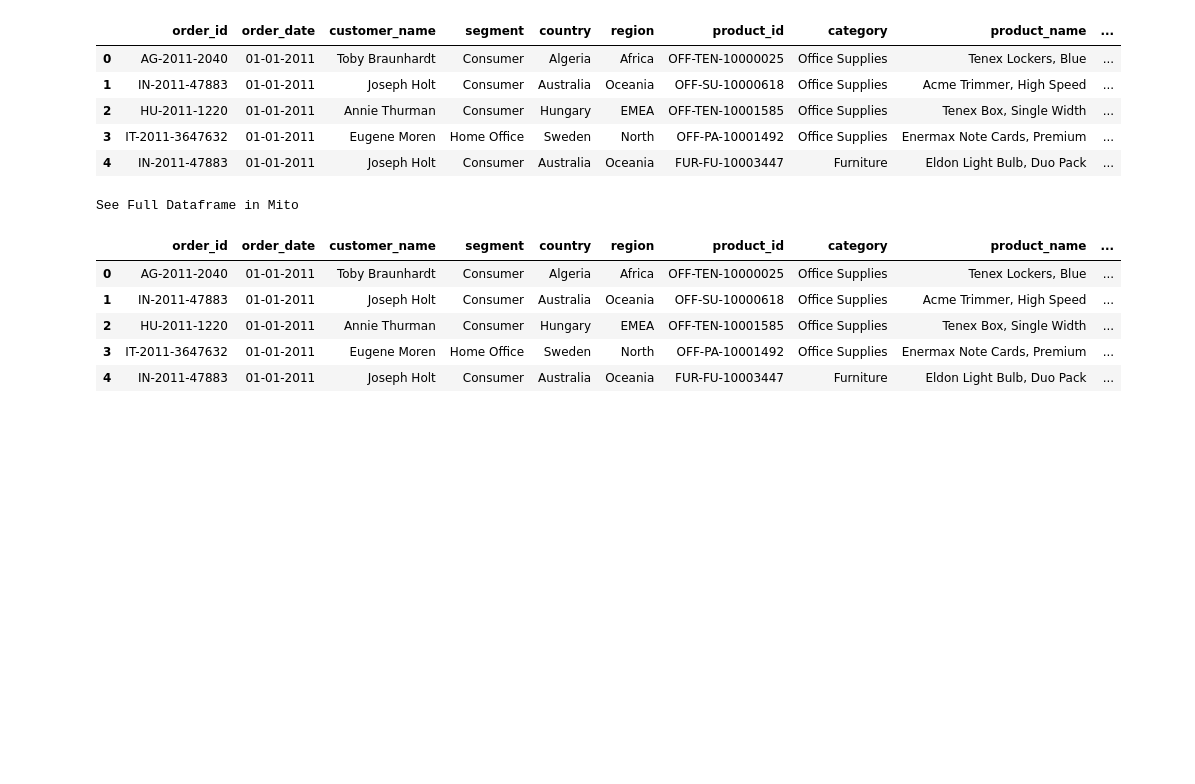
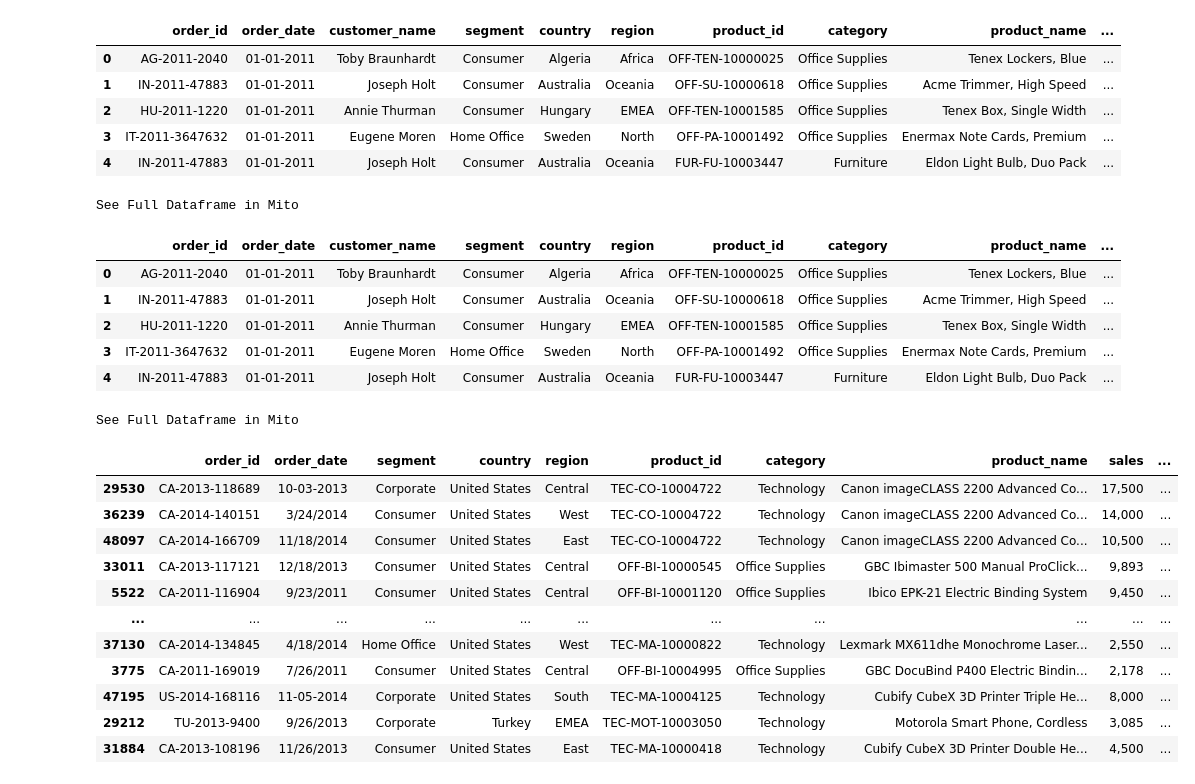
Before and after one commit to Laizra/Python-data-analysis, a Jupyter notebook: Real projects/mito.ipynb, the cells around one changed output. Drawn from its saved outputs; the diff is of its cells as text; code cells hidden in the pictures; blank space fills up the shorter version.

```diff
--- a/Real projects/mito.ipynb
+++ b/Real projects/mito.ipynb
@@ -33,0 +37,16 @@ See Full Dataframe in Mito
+# %%
+data_csv.sort_values(by = "profit", ascending=False)
+# %% [output]
+See Full Dataframe in Mito
+|  | order_id | order_date | segment | country | region | product_id | category | product_name | sales | ... |
+| 29530 | CA-2013-118689 | 10-03-2013 | Corporate | United States | Central | TEC-CO-10004722 | Technology | Canon imageCLASS 2200 Advanced Co... | 17,500 | ... |
+| 36239 | CA-2014-140151 | 3/24/2014 | Consumer | United States | West | TEC-CO-10004722 | Technology | Canon imageCLASS 2200 Advanced Co... | 14,000 | ... |
+| 48097 | CA-2014-166709 | 11/18/2014 | Consumer | United States | East | TEC-CO-10004722 | Technology | Canon imageCLASS 2200 Advanced Co... | 10,500 | ... |
+| 33011 | CA-2013-117121 | 12/18/2013 | Consumer | United States | Central | OFF-BI-10000545 | Office Supplies | GBC Ibimaster 500 Manual ProClick... | 9,893 | ... |
+| 5522 | CA-2011-116904 | 9/23/2011 | Consumer | United States | Central | OFF-BI-10001120 | Office Supplies | Ibico EPK-21 Electric Binding System | 9,450 | ... |
+| ... | ... | ... | ... | ... | ... | ... | ... | ... | ... | ... |
+| 37130 | CA-2014-134845 | 4/18/2014 | Home Office | United States | West | TEC-MA-10000822 | Technology | Lexmark MX611dhe Monochrome Laser... | 2,550 | ... |
+| 3775 | CA-2011-169019 | 7/26/2011 | Consumer | United States | Central | OFF-BI-10004995 | Office Supplies | GBC DocuBind P400 Electric Bindin... | 2,178 | ... |
+| 47195 | US-2014-168116 | 11-05-2014 | Corporate | United States | South | TEC-MA-10004125 | Technology | Cubify CubeX 3D Printer Triple He... | 8,000 | ... |
+| 29212 | TU-2013-9400 | 9/26/2013 | Corporate | Turkey | EMEA | TEC-MOT-10003050 | Technology | Motorola Smart Phone, Cordless | 3,085 | ... |
+| 31884 | CA-2013-108196 | 11/26/2013 | Consumer | United States | East | TEC-MA-10000418 | Technology | Cubify CubeX 3D Printer Double He... | 4,500 | ... |
```
Also changed, not shown: parts of 12 cells of this notebook, 1 other file.
